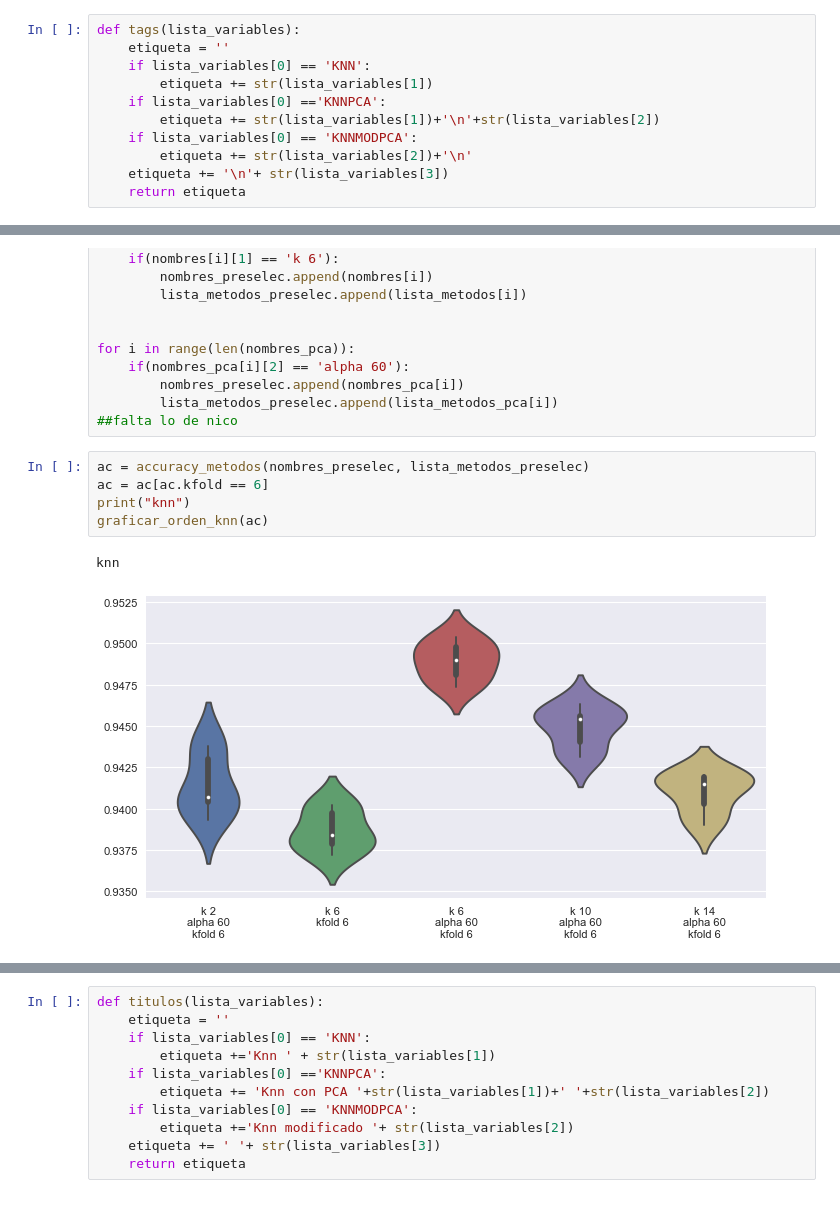
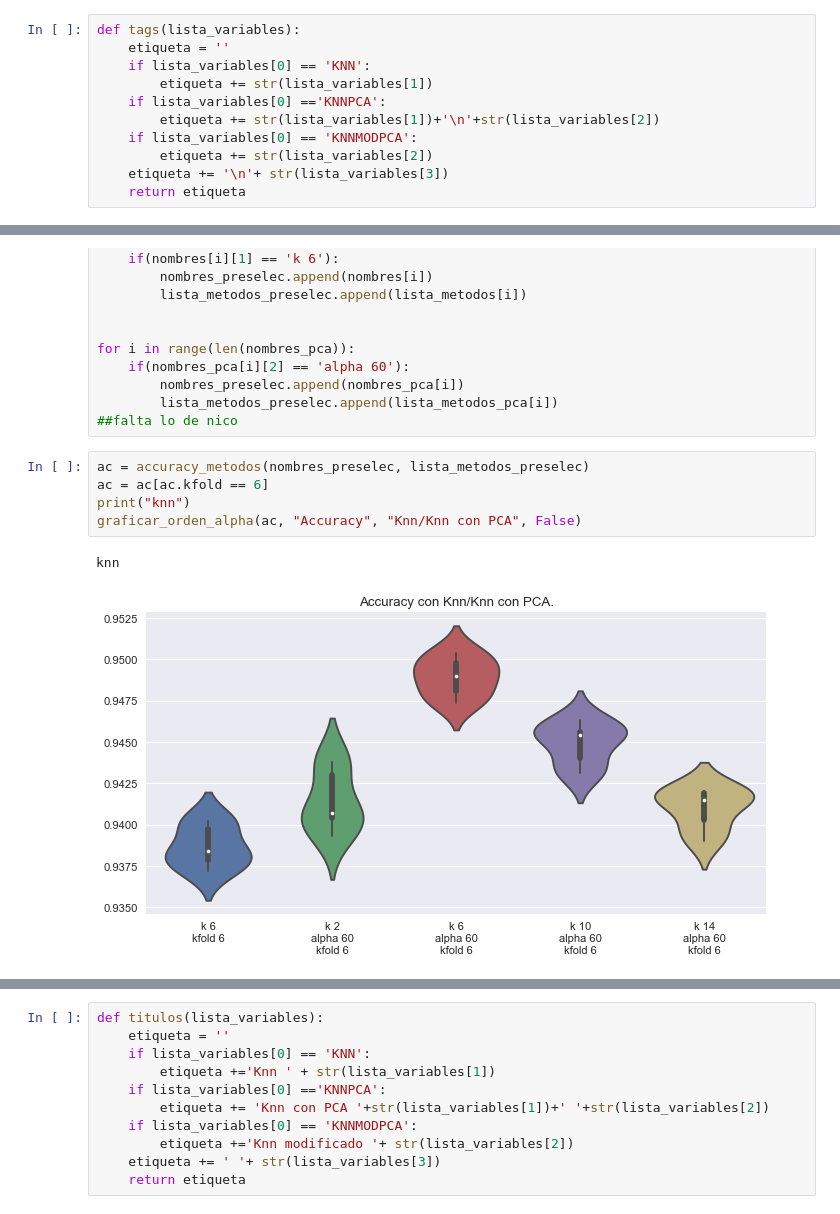
Before and after one commit to hggomez/metNum_tp2, a Jupyter notebook: Graficos/Analizador.ipynb, the cells around one changed output, grey strips where cells are left out. Cells and saved outputs as stored; diff of their text form.

```diff
--- a/Graficos/Analizador.ipynb
+++ b/Graficos/Analizador.ipynb
@@ -205,7 +172,7 @@ def tags(lista_variables):
     if lista_variables[0] =='KNNPCA':
         etiqueta += str(lista_variables[1])+'\n'+str(lista_variables[2])
     if lista_variables[0] == 'KNNMODPCA':
-        etiqueta += str(lista_variables[2])+'\n'
+        etiqueta += str(lista_variables[2])
     etiqueta += '\n'+ str(lista_variables[3])
     return etiqueta
 # %%
@@ -497,8 +525,8 @@ for i in range(len(nombres_pca)):
 # %%
 ac = accuracy_metodos(nombres_preselec, lista_metodos_preselec)
 ac = ac[ac.kfold == 6]
 print("knn")
-graficar_orden_knn(ac)
+graficar_orden_alpha(ac, "Accuracy", "Knn/Knn con PCA", False)
 # %% [output]
 knn
-[figure, old version]
+[figure, new version]
```
Also changed, not shown: parts of 45 cells of this notebook.
